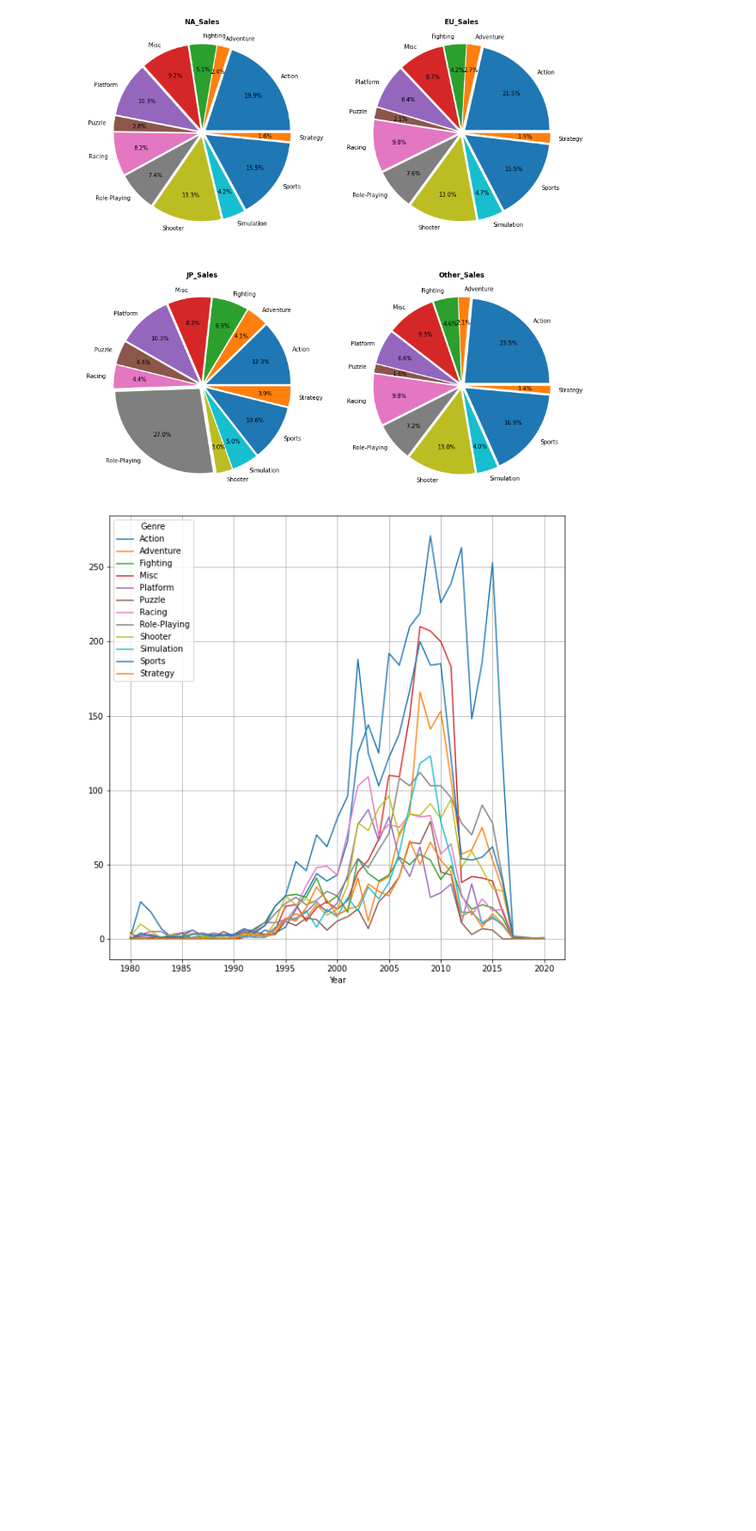
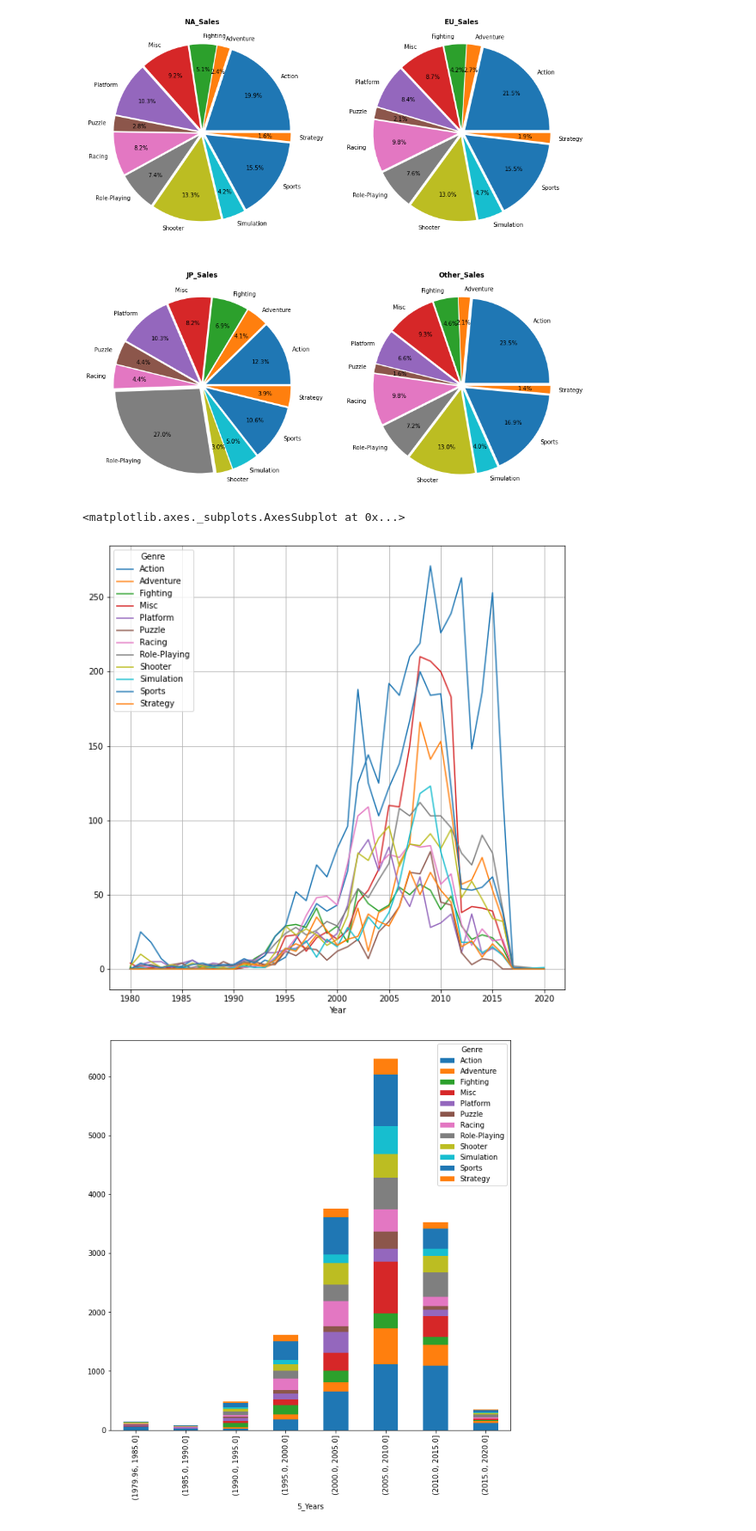
Before and after one commit to Markers/SC1_Project, a Jupyter notebook: Src/SC1_project.ipynb, the cells around one changed output. Shown: that part at 86% size. Cells and saved outputs as stored; diff of their text form; code cells hidden in the pictures; blank space fills up the shorter version.

```diff
--- a/Src/SC1_project.ipynb
+++ b/Src/SC1_project.ipynb
@@ -189,16 +184,34 @@ draw_local(gerne)
 # %%
 # Q) 연도별 게임의 트렌드가 있을까?
 
 trend = df[{'Year', 'Genre'}]
 trend_data = pd.crosstab(trend['Year'],trend['Genre'])
 trend_data.plot.line(figsize=(10,10))
 plt.grid()
 
 #trend_table = trend.groupby(['Year','Genre']).size().reset_index(name="Count")
 trend_data = trend_data.reset_index()
 
 # 년도를 10년 단위로 바꿀 수도 있을듯?
+#df.groupby(pd.cut(df.index, np.arange(20, 60, 10))).sum()
+
+#len(trend_data)
+
+#test = df.groupby(pd.cut(trend_data.Year, bins=[1980,1985,1990,1995,2000,2005,2010,2015,2020])).sum()
+#test
+
+trend_data['5_Years'] = pd.cut(trend_data.Year, 8)
+trend_data = trend_data.drop('Year', axis=1)
+
+
+#trend_data
+years_5 = trend_data.groupby('5_Years').sum()
+years_5
+
+years_5.plot.bar(figsize=(10,10), stacked=True)
 # %% [output]
+<matplotlib.axes._subplots.AxesSubplot at 0x...>
 [figure]
+[figure, added]
 # %%
 #
```
Also changed, not shown: parts of 3 cells of this notebook.
